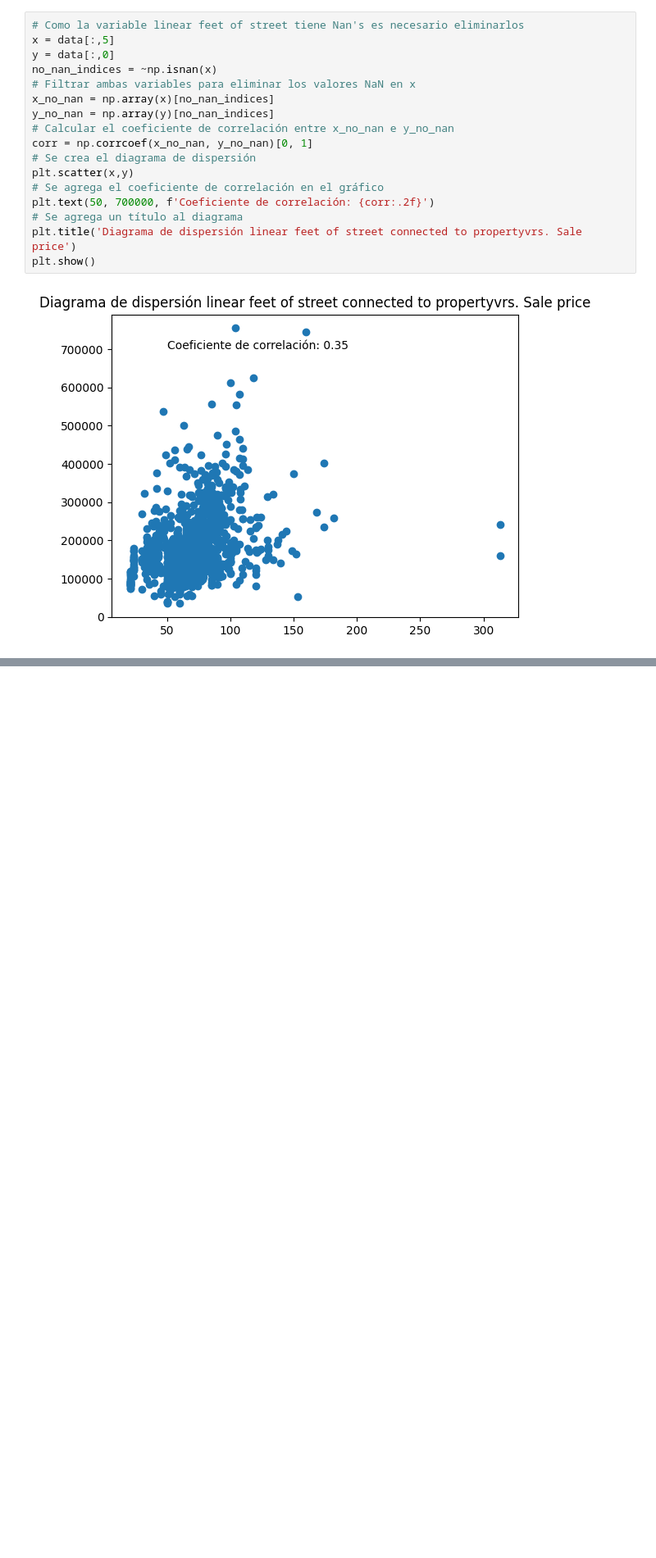
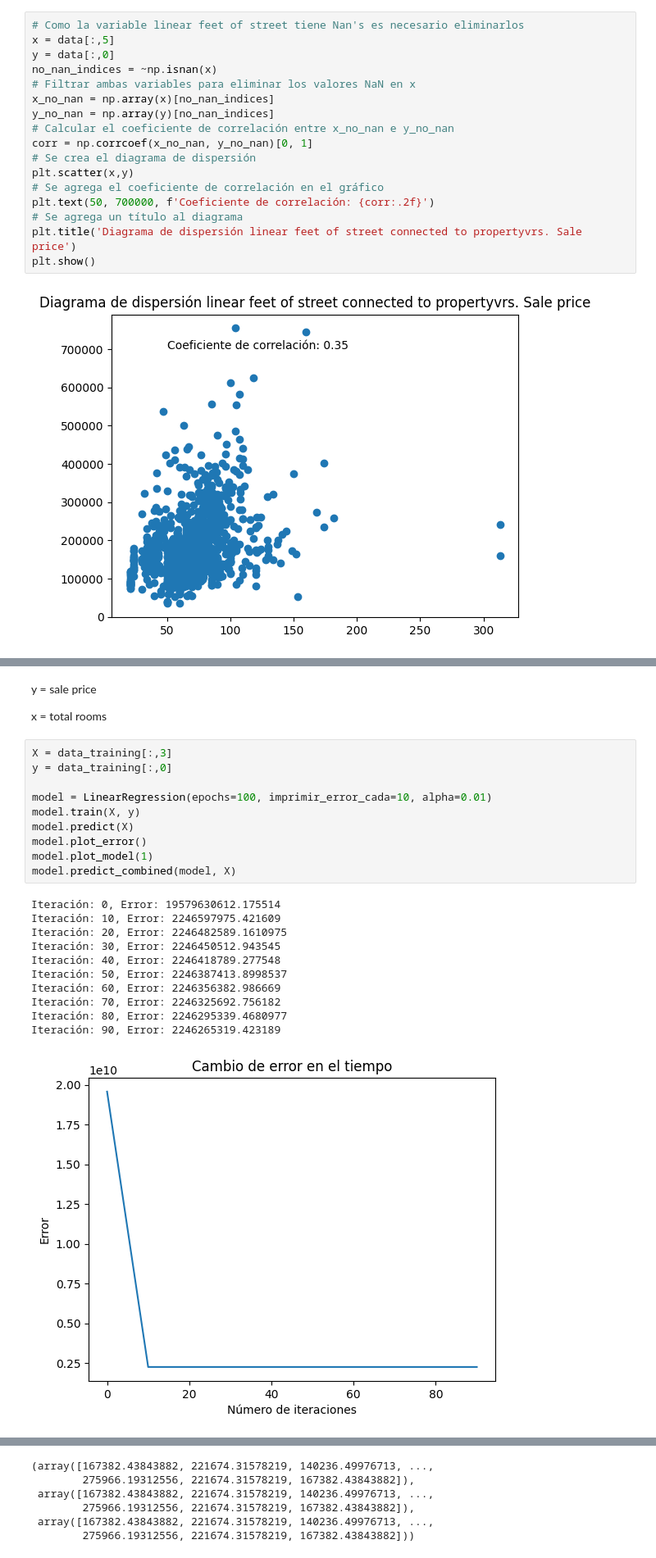
Before and after one commit to angchamo/proyecto, a Jupyter notebook: proyecto1.ipynb, the cells around one changed output, grey strips where cells are left out. Shown at 82% size. Drawn from its saved outputs; the diff is of its cells as text; blank space fills up the shorter version.

```diff
--- a/proyecto1.ipynb
+++ b/proyecto1.ipynb
@@ -288,0 +424,26 @@ plt.show()
+# %% [markdown]
+y = sale price
+
+x = total rooms
+# %%
+X = data_training[:,3]
+y = data_training[:,0]
+
+model = LinearRegression(epochs=100, imprimir_error_cada=10, alpha=0.01)
+model.train(X, y)
+model.predict(X)
+model.plot_error()
+model.plot_model(1)
+model.predict_combined(model, X)
+# %% [output]
+Iteración: 0, Error: 19579630612.175514
+Iteración: 10, Error: 2246597975.421609
+Iteración: 20, Error: 2246482589.1610975
+Iteración: 30, Error: 2246450512.943545
+Iteración: 40, Error: 2246418789.277548
+Iteración: 50, Error: 2246387413.8998537
+Iteración: 60, Error: 2246356382.986669
+Iteración: 70, Error: 2246325692.756182
+Iteración: 80, Error: 2246295339.4680977
+Iteración: 90, Error: 2246265319.423189
+[figure, added]
@@ -288,0 +451,6 @@ plt.show()
+(array([167382.43843882, 221674.31578219, 140236.49976713, ...,
+        275966.19312556, 221674.31578219, 167382.43843882]),
+ array([167382.43843882, 221674.31578219, 140236.49976713, ...,
+        275966.19312556, 221674.31578219, 167382.43843882]),
+ array([167382.43843882, 221674.31578219, 140236.49976713, ...,
+        275966.19312556, 221674.31578219, 167382.43843882]))
```
Also changed, not shown: parts of 12 cells of this notebook.
